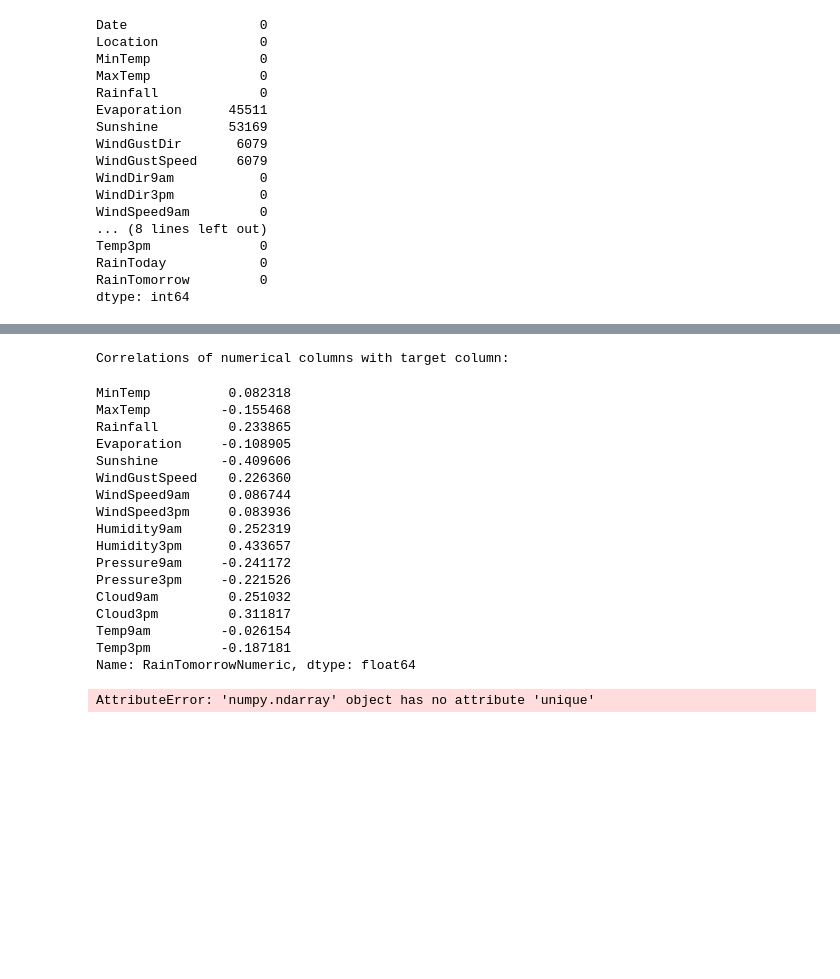
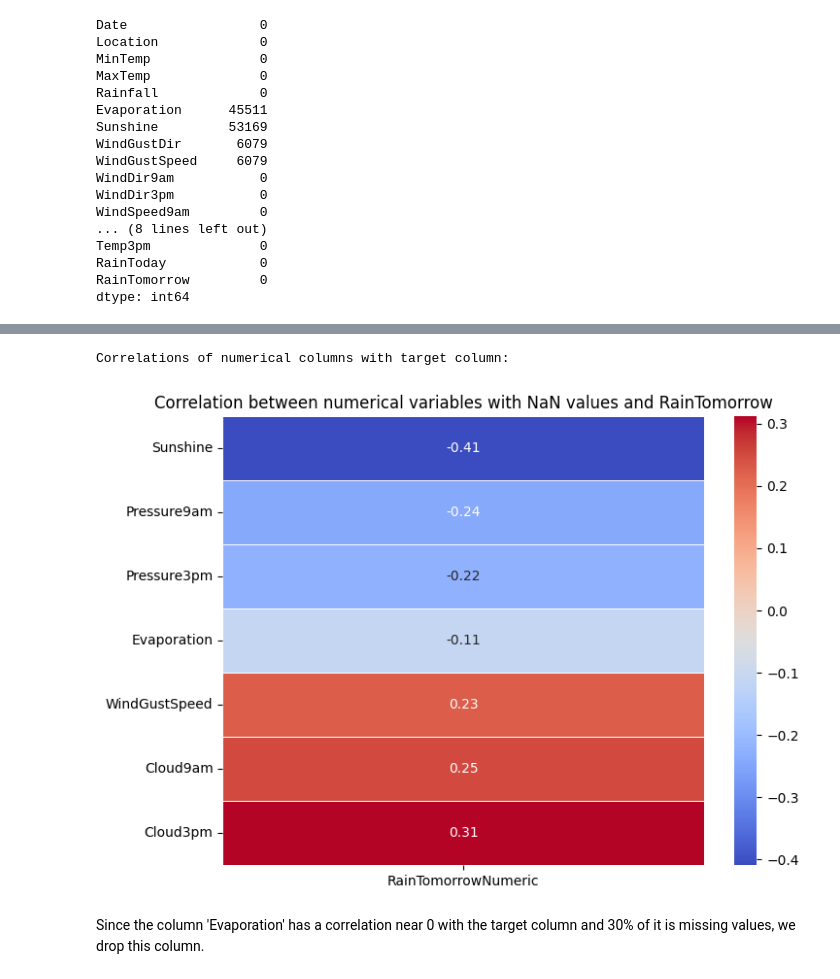
Before and after one commit to dzungpnguyen/rain-in-australia, a Jupyter notebook: data_exploration_analysis.ipynb, the cells around one changed output, grey strips where cells are left out. Saved outputs shown, nothing was run; the diff lists cells and outputs as text; code cells hidden in the pictures; blank space fills up the shorter version.

```diff
--- a/data_exploration_analysis.ipynb
+++ b/data_exploration_analysis.ipynb
@@ -171,6 +174,8 @@ RainToday            0
 RainTomorrow         0
 dtype: int64
 # %%
-print('Percentage of missing values after transformation:')
-df.isna().sum() / df.shape[0]
+print('Columns with % of missing values after transformation:')
+nan_percentage = df.isna().sum() / df.shape[0] * 100
+columns_with_nan = nan_percentage[nan_percentage > 0].index.tolist()
+nan_percentage[nan_percentage > 0]
 # %% [output]
@@ -195,29 +198,17 @@ dtype: float64
 # %%
 print('Correlations of numerical columns with target column:')
+
 df['RainTomorrowNumeric'] = df['RainTomorrow'].map({'Yes': 1, 'No': 0})
-numerical_correlation = df[numerical_columns.tolist() + ['RainTomorrowNumeric']].corr()['RainTomorrowNumeric'].drop('RainTomorrowNumeric')
-numerical_correlation
+numerical_columns_with_nan = [col for col in columns_with_nan if df[col].dtype in ['float64', 'int64']]
+numerical_correlation = df[numerical_columns_with_nan + ['RainTomorrowNumeric']].corr()['RainTomorrowNumeric'].drop('RainTomorrowNumeric')
+corr_matrix = numerical_correlation.sort_values().to_frame()
+
+plt.figure(figsize=(8, 6))
+sns.heatmap(corr_matrix, annot=True, cmap='coolwarm', cbar=True, fmt='.2f', linewidths=0.5)
+
+plt.title("Correlation between numerical variables with NaN values and RainTomorrow")
+plt.yticks(rotation=0)  # Keep y-axis labels horizontal
+plt.show()
 # %% [output]
 Correlations of numerical columns with target column:
-MinTemp          0.082318
-MaxTemp         -0.155468
-Rainfall         0.233865
-Evaporation     -0.108905
-Sunshine        -0.409606
-WindGustSpeed    0.226360
-WindSpeed9am     0.086744
-WindSpeed3pm     0.083936
-Humidity9am      0.252319
-Humidity3pm      0.433657
-Pressure9am     -0.241172
-Pressure3pm     -0.221526
-Cloud9am         0.251032
-Cloud3pm         0.311817
-Temp9am         -0.026154
-Temp3pm         -0.187181
-Name: RainTomorrowNumeric, dtype: float64
+[figure, added]
-# %%
-label_encoder = LabelEncoder()
-label_encoder.fit_transform(df['WindGustDir'])
-# %% [output]
-AttributeError: 'numpy.ndarray' object has no attribute 'unique'
@@ -223,0 +217,2 @@ AttributeError: 'numpy.ndarray' object has no attribute 'unique'
+# %% [markdown]
+Since the column 'Evaporation' has a correlation near 0 with the target column and 30% of it is missing values, we drop this column.
```
Also changed, not shown: parts of 12 cells of this notebook.
